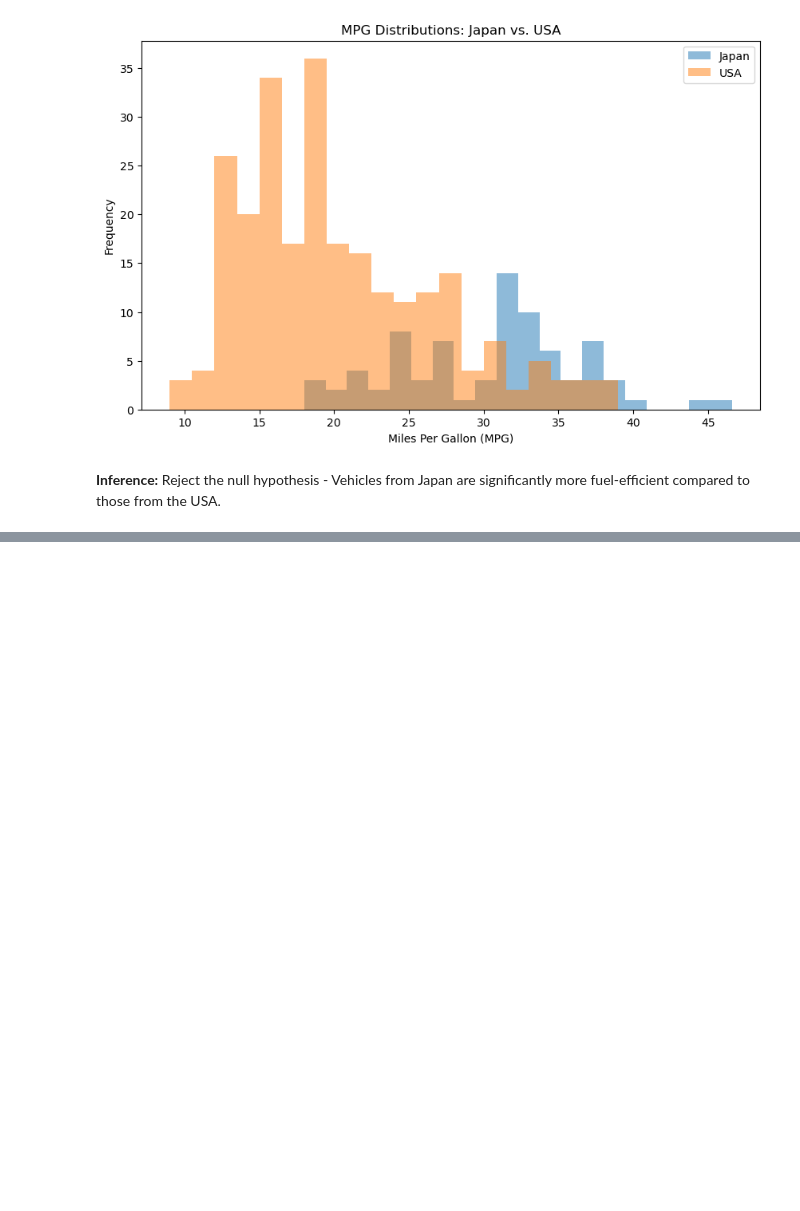
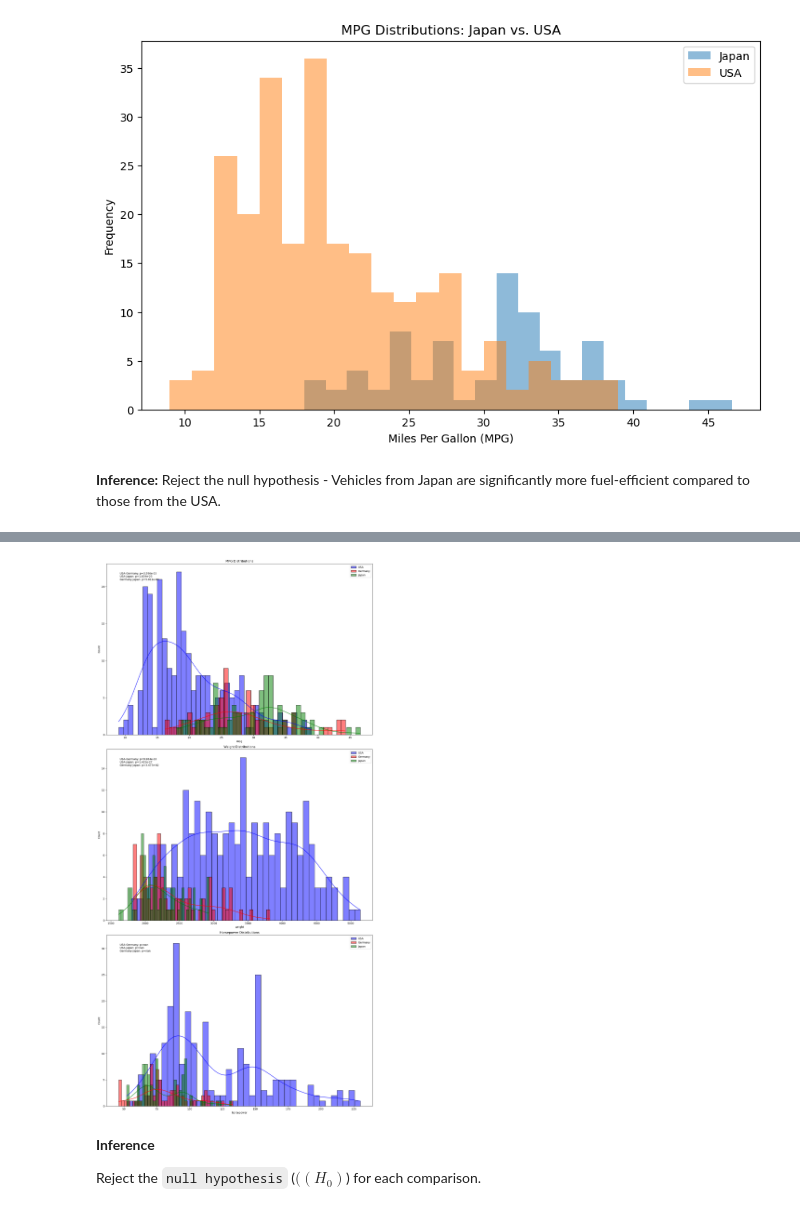
Before and after one commit to invinciblesk/car_statistical_hypothesis_testing, a Jupyter notebook: notebook/car_stats_hypo_test.ipynb, the cells around one changed output, grey strips where cells are left out. Cells and saved outputs as stored; diff of their text form; code cells hidden in the pictures; blank space fills up the shorter version.

```diff
--- a/notebook/car_stats_hypo_test.ipynb
+++ b/notebook/car_stats_hypo_test.ipynb
@@ -207,0 +189,53 @@ plt.tight_layout()
+# %%
+# Function to perform Mann-Whitney U test and return formatted p-value
+def perform_test(group1, group2):
+    stat, p_value = stats.mannwhitneyu(group1, group2)
+    return f'p={p_value:.3e}'
+
+# Create a figure with 3 subplots (rows) and 1 column
+fig, axs = plt.subplots(3, 1, figsize=(15, 30))
+
+# Plot 1: MPG distributions
+sns.histplot(usa['mpg'], bins=40, kde=True, color='blue', ax=axs[0], label='USA')
+sns.histplot(germany['mpg'], bins=40, kde=True, color='red', ax=axs[0], label='Germany')
+sns.histplot(japan['mpg'], bins=40, kde=True, color='green', ax=axs[0], label='Japan')
+axs[0].set_title('MPG Distributions')
+axs[0].legend()
+# Perform Mann-Whitney U test for MPG and annotate
+mpg_p_usa_germany = perform_test(usa['mpg'], germany['mpg'])
+mpg_p_usa_japan = perform_test(usa['mpg'], japan['mpg'])
+mpg_p_germany_japan = perform_test(germany['mpg'], japan['mpg'])
+axs[0].annotate(f'USA-Germany: {mpg_p_usa_germany}\nUSA-Japan: {mpg_p_usa_japan}\nGermany-Japan: {mpg_p_germany_japan}', xy=(0.05, 0.95), xycoords='axes fraction', verticalalignment='top')
+
+# Plot 2: Weight distributions
+sns.histplot(usa['weight'], bins=40, kde=True, color='blue', ax=axs[1], label='USA')
+sns.histplot(germany['weight'], bins=40, kde=True, color='red', ax=axs[1], label='Germany')
+sns.histplot(japan['weight'], bins=40, kde=True, color='green', ax=axs[1], label='Japan')
+axs[1].set_title('Weight Distributions')
+axs[1].legend()
+# Perform Mann-Whitney U test for weight and annotate
+weight_p_usa_germany = perform_test(usa['weight'], germany['weight'])
+weight_p_usa_japan = perform_test(usa['weight'], japan['weight'])
+weight_p_germany_japan = perform_test(germany['weight'], japan['weight'])
+axs[1].annotate(f'USA-Germany: {weight_p_usa_germany}\nUSA-Japan: {weight_p_usa_japan}\nGermany-Japan: {weight_p_germany_japan}', xy=(0.05, 0.95), xycoords='axes fraction', verticalalignment='top')
+
+# Plot 3: Horsepower distributions
+sns.histplot(usa['horsepower'].sort_values(ascending=True), bins=40, kde=True, color='blue', ax=axs[2], label='USA')
+sns.histplot(germany['horsepower'].sort_values(ascending=True), bins=40, kde=True, color='red', ax=axs[2], label='Germany')
+sns.histplot(japan['horsepower'].sort_values(ascending=True), bins=40, kde=True, color='green', ax=axs[2], label='Japan')
+axs[2].set_title('Horsepower Distributions')
+axs[2].legend()
+# Perform Mann-Whitney U test for horsepower and annotate
+hp_p_usa_germany = perform_test(usa['horsepower'], germany['horsepower'])
+hp_p_usa_japan = perform_test(usa['horsepower'], japan['horsepower'])
+hp_p_germany_japan = perform_test(germany['horsepower'], japan['horsepower'])
+axs[2].annotate(f'USA-Germany: {hp_p_usa_germany}\nUSA-Japan: {hp_p_usa_japan}\nGermany-Japan: {hp_p_germany_japan}', xy=(0.05, 0.95), xycoords='axes fraction', verticalalignment='top')
+
+plt.tight_layout()
+plt.show()
+# %% [output]
+[figure, added]
+# %% [markdown]
+**Inference**
+
+Reject the `null hypothesis` ($((H_0)$) for each comparison.
```
Also changed, not shown: parts of 6 cells of this notebook.
